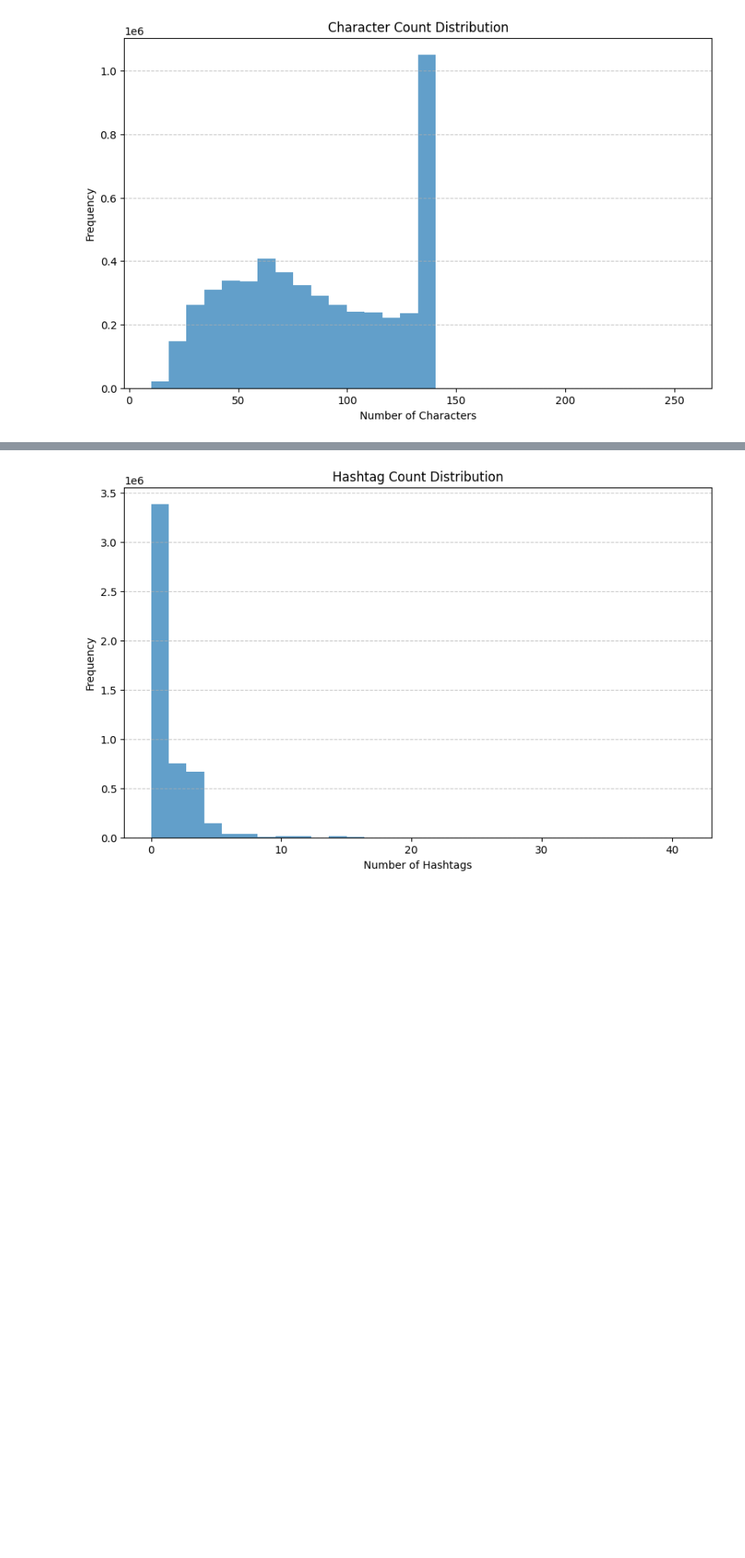
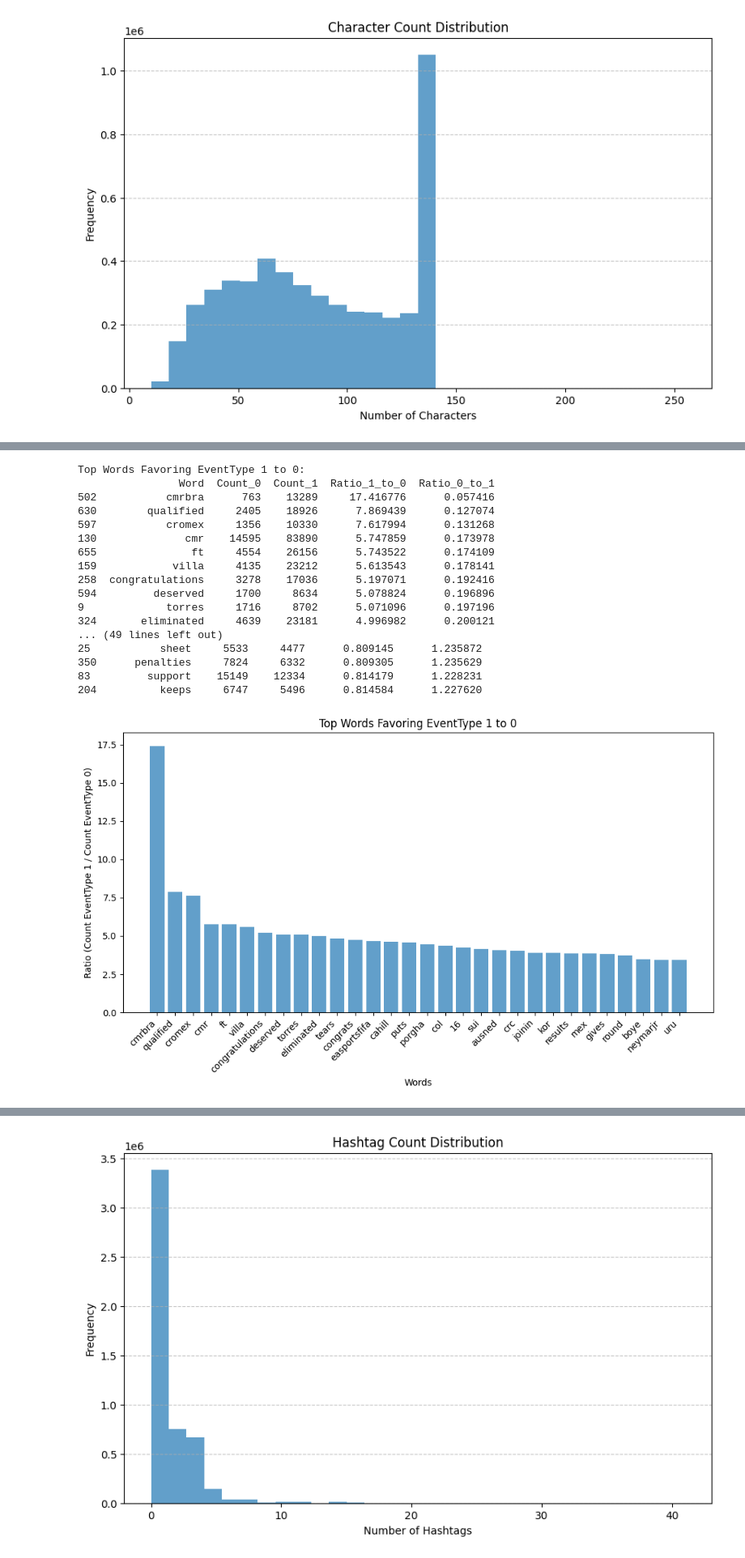
Before and after one commit to Alouloum/Challenge_CSC, a Jupyter notebook: notebooks/exploring_data.ipynb, the cells around one changed output, grey strips where cells are left out. Shown at 81% size. Cells and saved outputs as stored; diff of their text form; code cells hidden in the pictures; blank space fills up the shorter version.

```diff
--- a/notebooks/exploring_data.ipynb
+++ b/notebooks/exploring_data.ipynb
@@ -72,0 +149,70 @@ plt.show()
+# %%
+# Set a minimum threshold for word appearances
+min_appearance = 1e4
+# Combine the counts into a DataFrame for analysis
+all_words = set(words_0.keys()).union(set(words_1.keys()))
+word_ratios = []
+
+for word in all_words:
+    count_0 = words_0.get(word, 0)
+    count_1 = words_1.get(word, 0)
+    if count_0 + count_1 >= min_appearance:  # Ensure minimum appearances
+        ratio_1_to_0 = count_1 / count_0 if count_0 > 0 else float('inf')
+        ratio_0_to_1 = count_0 / count_1 if count_1 > 0 else float('inf')
+        word_ratios.append({'Word': word, 'Count_0': count_0, 'Count_1': count_1,
+                            'Ratio_1_to_0': ratio_1_to_0, 'Ratio_0_to_1': ratio_0_to_1})
+
+# Convert to a DataFrame for easier analysis
+word_ratios_df = pd.DataFrame(word_ratios)
+
+# Find top 10 words with highest EventType 1 to 0 ratios
+top_words_1_to_0 = word_ratios_df.sort_values(by='Ratio_1_to_0', ascending=False).head(30)
+
+# Find top 10 words with highest EventType 0 to 1 ratios
+top_words_0_to_1 = word_ratios_df.sort_values(by='Ratio_0_to_1', ascending=False).head(30)
+
+# Display the results
+print("Top Words Favoring EventType 1 to 0:")
+print(top_words_1_to_0)
+
+print("\nTop Words Favoring EventType 0 to 1:")
+print(top_words_0_to_1)
+
+# Plot the results for EventType 1 to 0
+plt.figure(figsize=(10, 6))
+plt.bar(top_words_1_to_0['Word'], top_words_1_to_0['Ratio_1_to_0'], alpha=0.7)
+plt.title("Top Words Favoring EventType 1 to 0")
+plt.xlabel("Words")
+plt.ylabel("Ratio (Count EventType 1 / Count EventType 0)")
+plt.xticks(rotation=45, ha='right')
+plt.tight_layout()
+plt.show()
+
+# Plot the results for EventType 0 to 1
+plt.figure(figsize=(10, 6))
+plt.bar(top_words_0_to_1['Word'], top_words_0_to_1['Ratio_0_to_1'], alpha=0.7)
+plt.title("Top Words Favoring EventType 0 to 1")
+plt.xlabel("Words")
+plt.ylabel("Ratio (Count EventType 0 / Count EventType 1)")
+plt.xticks(rotation=45, ha='right')
+plt.tight_layout()
+plt.show()
+# %% [output]
+Top Words Favoring EventType 1 to 0:
+                Word  Count_0  Count_1  Ratio_1_to_0  Ratio_0_to_1
+502           cmrbra      763    13289     17.416776      0.057416
+630        qualified     2405    18926      7.869439      0.127074
+597           cromex     1356    10330      7.617994      0.131268
+130              cmr    14595    83890      5.747859      0.173978
+655               ft     4554    26156      5.743522      0.174109
+159            villa     4135    23212      5.613543      0.178141
+258  congratulations     3278    17036      5.197071      0.192416
+594         deserved     1700     8634      5.078824      0.196896
+9             torres     1716     8702      5.071096      0.197196
+324       eliminated     4639    23181      4.996982      0.200121
+... (49 lines left out)
+25           sheet     5533     4477      0.809145      1.235872
+350      penalties     7824     6332      0.809305      1.235629
+83         support    15149    12334      0.814179      1.228231
+204          keeps     6747     5496      0.814584      1.227620
+[figure, added]
```
Also changed, not shown: parts of 3 cells of this notebook, 1 other file.
